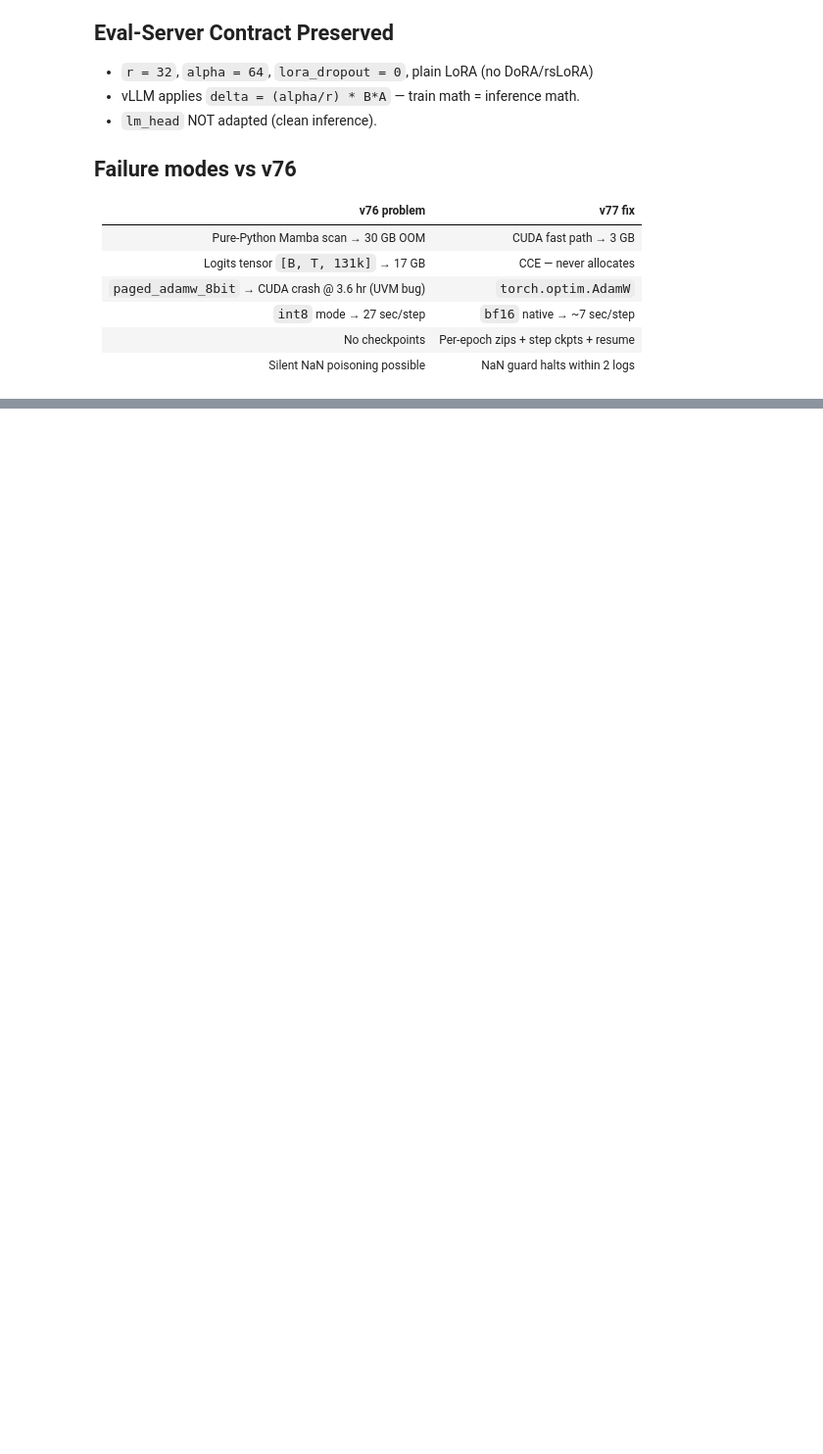
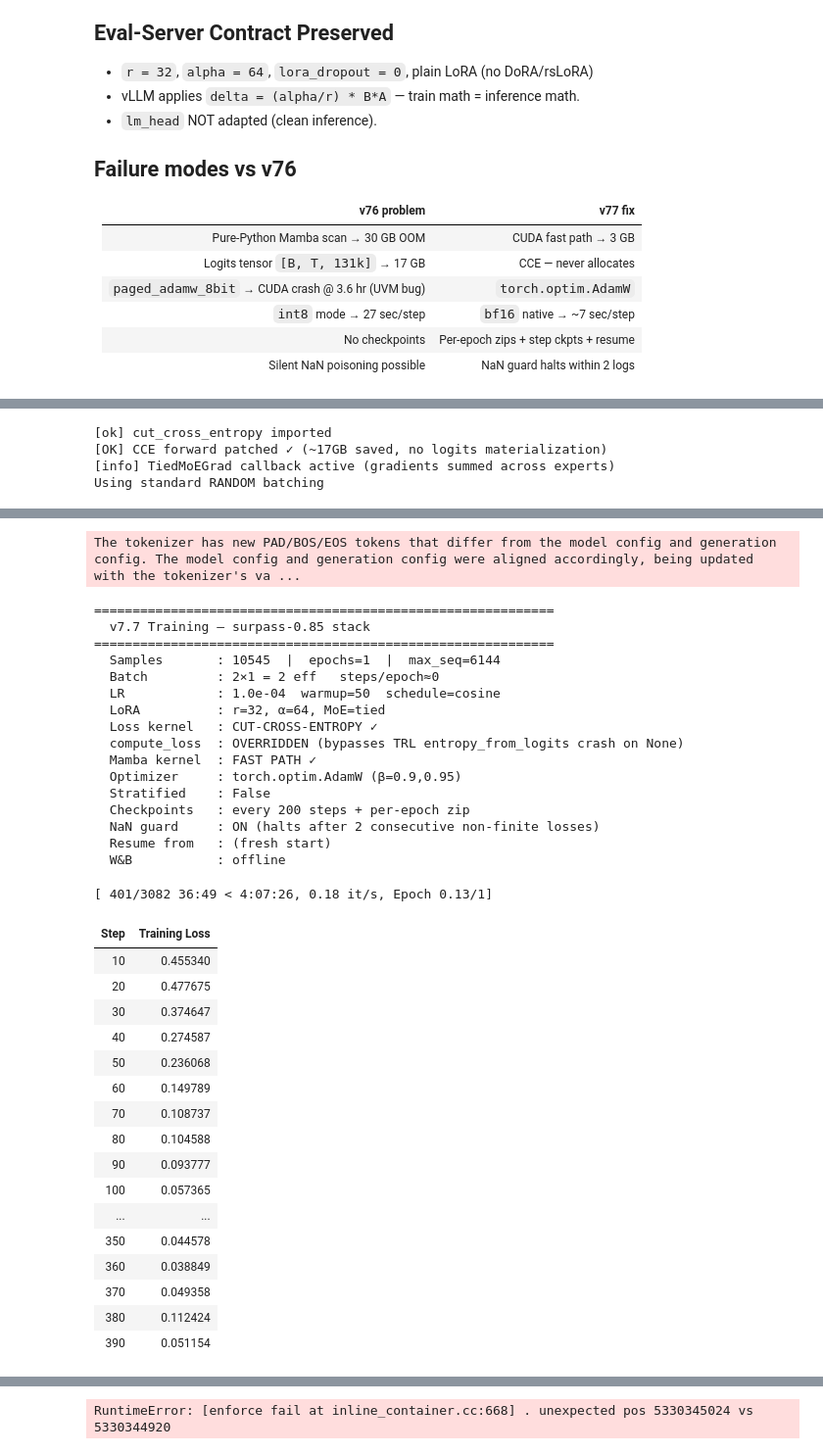
Before and after one commit to manishswami1114/NVIDIA-Nemotron-Model-Reasoning, a Jupyter notebook: notebooks/nemotron_v76_training.ipynb, the cells around one changed output, grey strips where cells are left out. Shown at 98% size. Saved outputs shown, nothing was run; the diff lists cells and outputs as text; code cells hidden in the pictures; blank space fills up the shorter version.

```diff
--- a/notebooks/nemotron_v76_training.ipynb
+++ b/notebooks/nemotron_v76_training.ipynb
@@ -899,7 +909,7 @@ print(f"Estimated time            : ~{steps_estimate * sec_per_step / 3600:.1f}
 #   here. The fused CUDA kernel stores nothing during forward and uses a
 #   custom backward that recomputes — net memory: ~3 GB instead of ~30 GB.
 
-flash_whl = "/kaggle/input/nvidia-nemotron-offline-packages/flash_attn-2.8.3+cu12torch2.10cxx11abiTRUE-cp312-cp312-linux_x86_64.whl"
+flash_whl = "/kaggle/input/datasets/dennisfong/nvidia-nemotron-offline-packages/flash_attn-2.8.3+cu12torch2.10cxx11abiTRUE-cp312-cp312-linux_x86_64.whl"
 if os.path.exists(flash_whl):
     try:
         subprocess.check_call([sys.executable, "-m", "pip", "install", "-q", "--no-index", flash_whl])
@@ -907,32 +917,6 @@ if os.path.exists(flash_whl):
     except Exception as e:
         print(f"[warn] flash_attn install skipped: {e}")
 
-# ============================================================
-# Stubs for transformers utilities the Nemotron-H remote code expects
-# ============================================================
-# Nemotron-H's modeling_nemotron_h.py imports several flash-attn helpers and
-# kernel availability flags from transformers.utils.import_utils. Some of
-# these names are version-dependent and may not exist in our transformers
-# version, which crashes get_class_from_dynamic_module before the model
-# even starts loading. Add safe defaults for the ones we know about.
-import transformers.utils.import_utils as _tiu
-_FLASH_STUBS = {
-    "is_flash_attn_greater_or_equal_2_10": lambda: False,
-    "is_flash_attn_greater_or_equal": lambda *a, **kw: False,
-    "is_flash_attn_2_available": getattr(_tiu, "is_flash_attn_2_available", lambda: False),
-    "is_causal_conv1d_available": lambda: True,   # we installed it in Cell 1
-    "is_mamba_ssm_available": lambda: True,
-    "is_mamba_2_ssm_available": lambda: True,
-}
-_added = []
-for _name, _fn in _FLASH_STUBS.items():
-    if not hasattr(_tiu, _name):
-        setattr(_tiu, _name, _fn)
-        _added.append(_name)
-if _added:
-    print(f"[ok] stubbed missing transformers.utils.import_utils helpers: {_added}")
-else:
-    print("[info] all expected flash/mamba helpers already present in transformers")
 
 torch.cuda.empty_cache()
 torch.cuda.reset_peak_memory_stats()
@@ -1526,12 +1540,13 @@ training_args = SFTConfig(
     warmup_steps=WARMUP_STEPS,
     save_strategy="steps",
     save_steps=SAVE_EVERY_N_STEPS,
-    save_total_limit=3,
+    save_total_limit=1,             # was 3 — disk-full crash on /kaggle/working
+    save_only_model=True,           # don't save optimizer state (~5 GB each save)
     report_to="wandb" if WANDB_AVAILABLE else "none",
     run_name=WANDB_RUN_NAME if WANDB_AVAILABLE else None,
     dataset_text_field="text",
     max_length=MAX_SEQ_LEN,
-    packing=False,
+    packing=USE_PACKING,
     gradient_checkpointing=True,
     gradient_checkpointing_kwargs={"use_reentrant": False},
     dataloader_num_workers=2,
@@ -1596,3 +1611,8 @@ ckpt_callback.print_summary()
 
 peak_vram = torch.cuda.max_memory_allocated() / 1e9
 print(f"\nPeak VRAM during training: {peak_vram:.2f} GB / 95 GB")
+# %% [output]
+[ok] cut_cross_entropy imported
+[OK] CCE forward patched ✓ (~17GB saved, no logits materialization)
+[info] TiedMoEGrad callback active (gradients summed across experts)
+Using standard RANDOM batching
@@ -1598,0 +1621,35 @@ print(f"\nPeak VRAM during training: {peak_vram:.2f} GB / 95 GB")
+The tokenizer has new PAD/BOS/EOS tokens that differ from the model config and generation config. The model config and generation config were aligned accordingly, being updated with the tokenizer's va ...
+============================================================
+  v7.7 Training — surpass-0.85 stack
+============================================================
+  Samples       : 10545  |  epochs=1  |  max_seq=6144
+  Batch         : 2×1 = 2 eff   steps/epoch≈0
+  LR            : 1.0e-04  warmup=50  schedule=cosine
+  LoRA          : r=32, α=64, MoE=tied
+  Loss kernel   : CUT-CROSS-ENTROPY ✓
+  compute_loss  : OVERRIDDEN (bypasses TRL entropy_from_logits crash on None)
+  Mamba kernel  : FAST PATH ✓
+  Optimizer     : torch.optim.AdamW (β=0.9,0.95)
+  Stratified    : False
+  Checkpoints   : every 200 steps + per-epoch zip
+  NaN guard     : ON (halts after 2 consecutive non-finite losses)
+  Resume from   : (fresh start)
+  W&B           : offline
+[ 401/3082 36:49 < 4:07:26, 0.18 it/s, Epoch 0.13/1]
+| Step | Training Loss |
+| 10 | 0.455340 |
+| 20 | 0.477675 |
+| 30 | 0.374647 |
+| 40 | 0.274587 |
+| 50 | 0.236068 |
+| 60 | 0.149789 |
+| 70 | 0.108737 |
+| 80 | 0.104588 |
+| 90 | 0.093777 |
+| 100 | 0.057365 |
+| ... | ... |
+| 350 | 0.044578 |
+| 360 | 0.038849 |
+| 370 | 0.049358 |
+| 380 | 0.112424 |
+| 390 | 0.051154 |
@@ -1599,3 +1658,4 @@ print(f"\nPeak VRAM during training: {peak_vram:.2f} GB / 95 GB")
+RuntimeError: [enforce fail at inline_container.cc:668] . unexpected pos 5330345024 vs 5330344920
 # %%
 # ============================================================
 # 12. SAVE FINAL ADAPTER — plain LoRA  (vLLM compatible)
```
Also changed, not shown: parts of 14 cells of this notebook, 1 other file.
